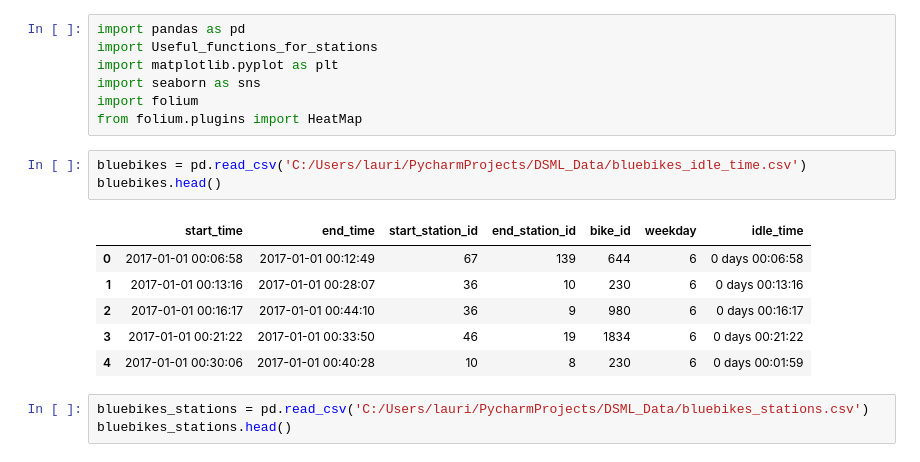
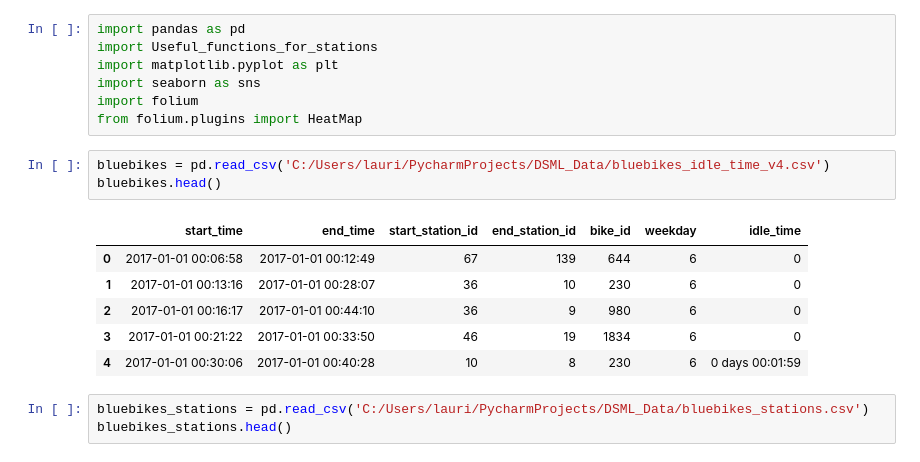
Before and after one commit to Oxford012/DDT, a Jupyter notebook: Laurin/Station-Level_Insights.ipynb, the cells around one changed output. Saved outputs shown, nothing was run; the diff lists cells and outputs as text.

```diff
--- a/Laurin/Station-Level_Insights.ipynb
+++ b/Laurin/Station-Level_Insights.ipynb
@@ -8,14 +8,14 @@ import seaborn as sns
 import folium
 from folium.plugins import HeatMap
 # %%
-bluebikes = pd.read_csv('C:/Users/lauri/PycharmProjects/DSML_Data/bluebikes_idle_time.csv')
+bluebikes = pd.read_csv('C:/Users/lauri/PycharmProjects/DSML_Data/bluebikes_idle_time_v4.csv')
 bluebikes.head()
 # %% [output]
 |  | start_time | end_time | start_station_id | end_station_id | bike_id | weekday | idle_time |
-| 0 | 2017-01-01 00:06:58 | 2017-01-01 00:12:49 | 67 | 139 | 644 | 6 | 0 days 00:06:58 |
-| 1 | 2017-01-01 00:13:16 | 2017-01-01 00:28:07 | 36 | 10 | 230 | 6 | 0 days 00:13:16 |
-| 2 | 2017-01-01 00:16:17 | 2017-01-01 00:44:10 | 36 | 9 | 980 | 6 | 0 days 00:16:17 |
-| 3 | 2017-01-01 00:21:22 | 2017-01-01 00:33:50 | 46 | 19 | 1834 | 6 | 0 days 00:21:22 |
+| 0 | 2017-01-01 00:06:58 | 2017-01-01 00:12:49 | 67 | 139 | 644 | 6 | 0 |
+| 1 | 2017-01-01 00:13:16 | 2017-01-01 00:28:07 | 36 | 10 | 230 | 6 | 0 |
+| 2 | 2017-01-01 00:16:17 | 2017-01-01 00:44:10 | 36 | 9 | 980 | 6 | 0 |
+| 3 | 2017-01-01 00:21:22 | 2017-01-01 00:33:50 | 46 | 19 | 1834 | 6 | 0 |
 | 4 | 2017-01-01 00:30:06 | 2017-01-01 00:40:28 | 10 | 8 | 230 | 6 | 0 days 00:01:59 |
 # %%
 bluebikes_stations = pd.read_csv('C:/Users/lauri/PycharmProjects/DSML_Data/bluebikes_stations.csv')
```
Also changed, not shown: parts of 9 cells of this notebook.
